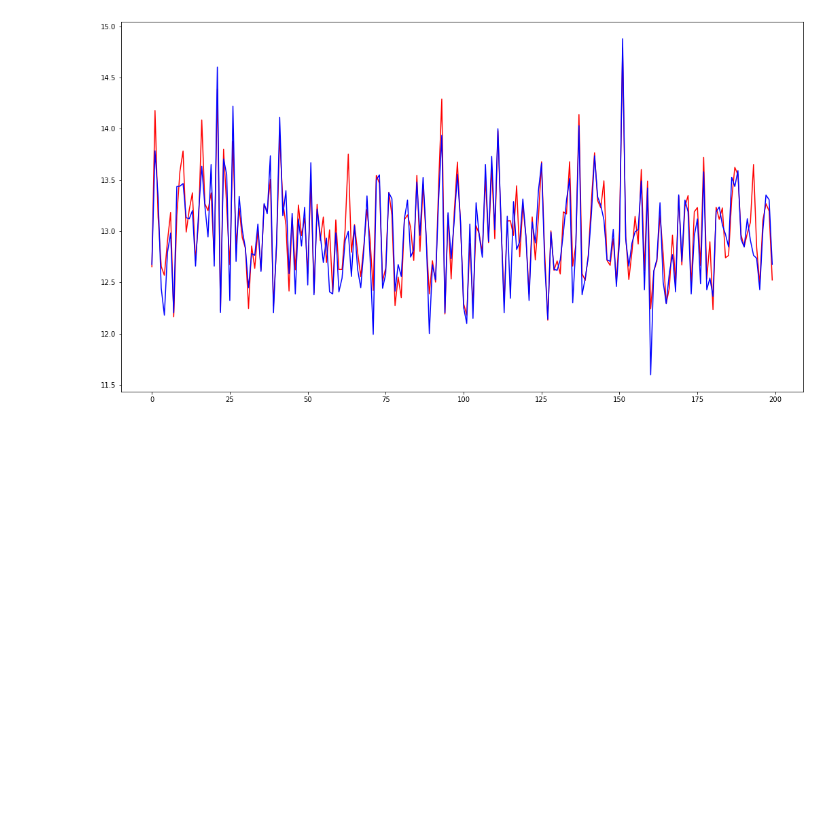
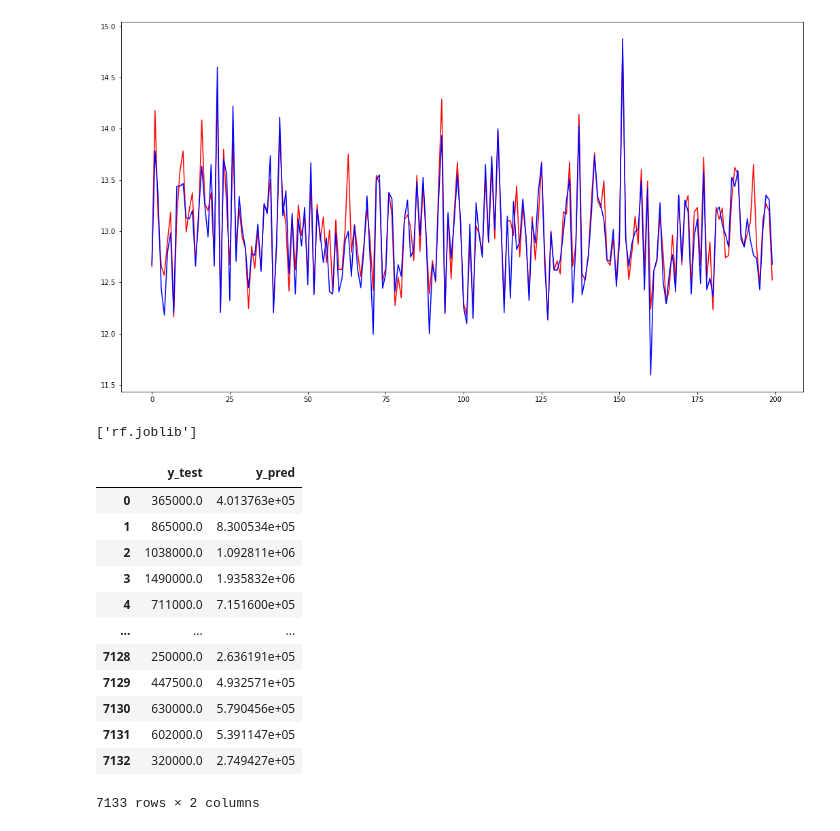
Before and after one commit to math6068/streamlit-app-house-price-regression, a Jupyter notebook: ai_project.ipynb, the cells around one changed output. Cells and saved outputs as stored; diff of their text form; code cells hidden in the pictures; blank space fills up the shorter version.

```diff
--- a/ai_project.ipynb
+++ b/ai_project.ipynb
@@ -217,8 +231,8 @@ plt.plot([i for i in range(num_samples)], np.log(y_pred)[-num_samples:], 'r', np
 # %%
 # Note the max_depth here, is called hype parameters.
-regr = RandomForestRegressor(max_depth=10, random_state=0)
-regr.fit(X_train, y_train)
-y_pred = regr.predict(X_test)
+rf = RandomForestRegressor(max_depth=10, random_state=0)
+rf.fit(X_train, y_train)
+y_pred = rf.predict(X_test.values)
 # %%
 y_pred
 # %% [output]
@@ -236,3 +250,26 @@ plt.plot([i for i in range(num_samples)], np.log(y_pred)[-num_samples:], 'r', np
 [<matplotlib.lines.Line2D at 0x...>,
  <matplotlib.lines.Line2D at 0x...>]
 [figure]
+# %%
+dump(rf, 'model/rf.joblib')
+# %% [output]
+['rf.joblib']
+# %%
+d_t = pd.DataFrame()
+d_t['y_test'] = y_test.values
+d_t['y_pred'] = y_pred
+d_t
+# %% [output]
+|  | y_test | y_pred |
+| 0 | 365000.0 | 4.013763e+05 |
+| 1 | 865000.0 | 8.300534e+05 |
+| 2 | 1038000.0 | 1.092811e+06 |
+| 3 | 1490000.0 | 1.935832e+06 |
+| 4 | 711000.0 | 7.151600e+05 |
+| ... | ... | ... |
+| 7128 | 250000.0 | 2.636191e+05 |
+| 7129 | 447500.0 | 4.932571e+05 |
+| 7130 | 630000.0 | 5.790456e+05 |
+| 7131 | 602000.0 | 5.391147e+05 |
+| 7132 | 320000.0 | 2.749427e+05 |
+7133 rows × 2 columns
```
Also changed, not shown: parts of 8 cells of this notebook.
